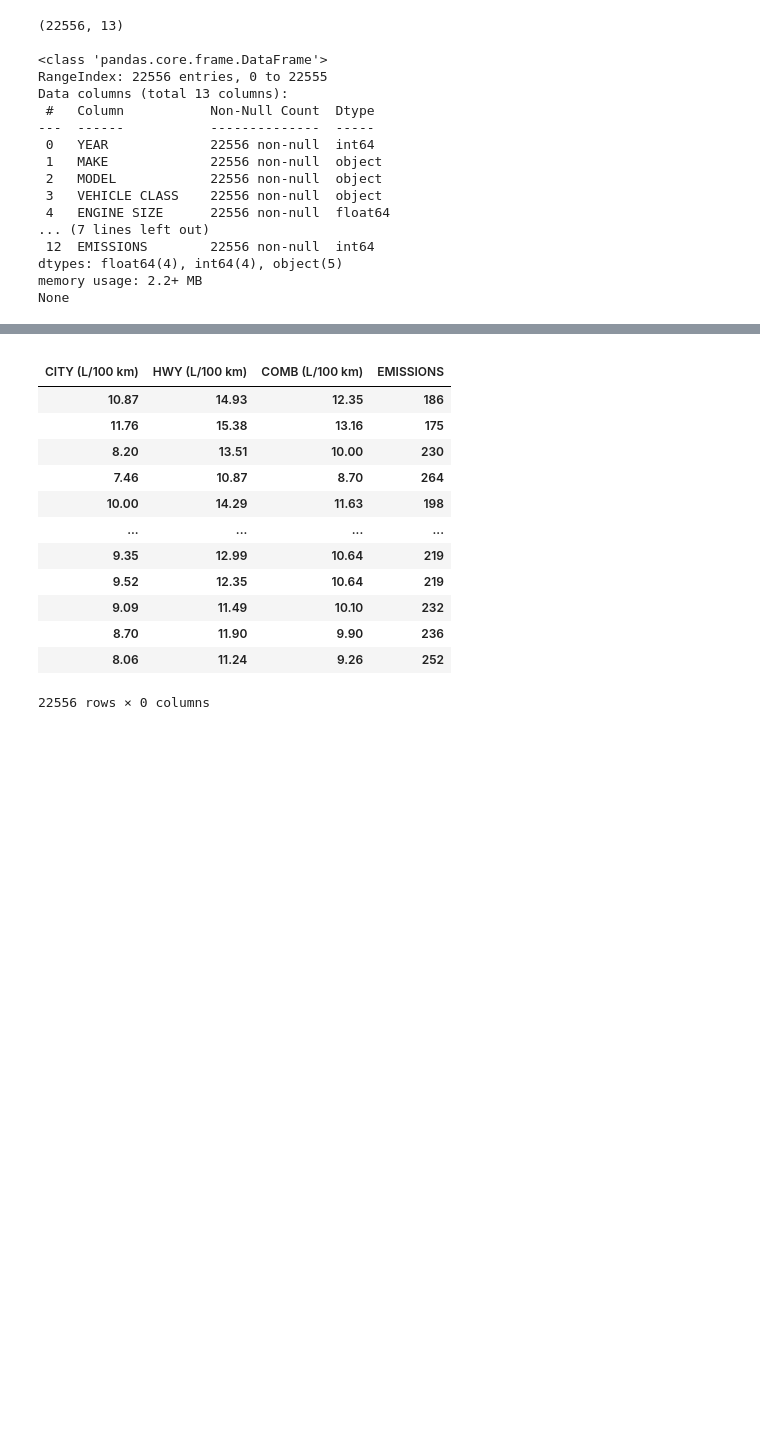
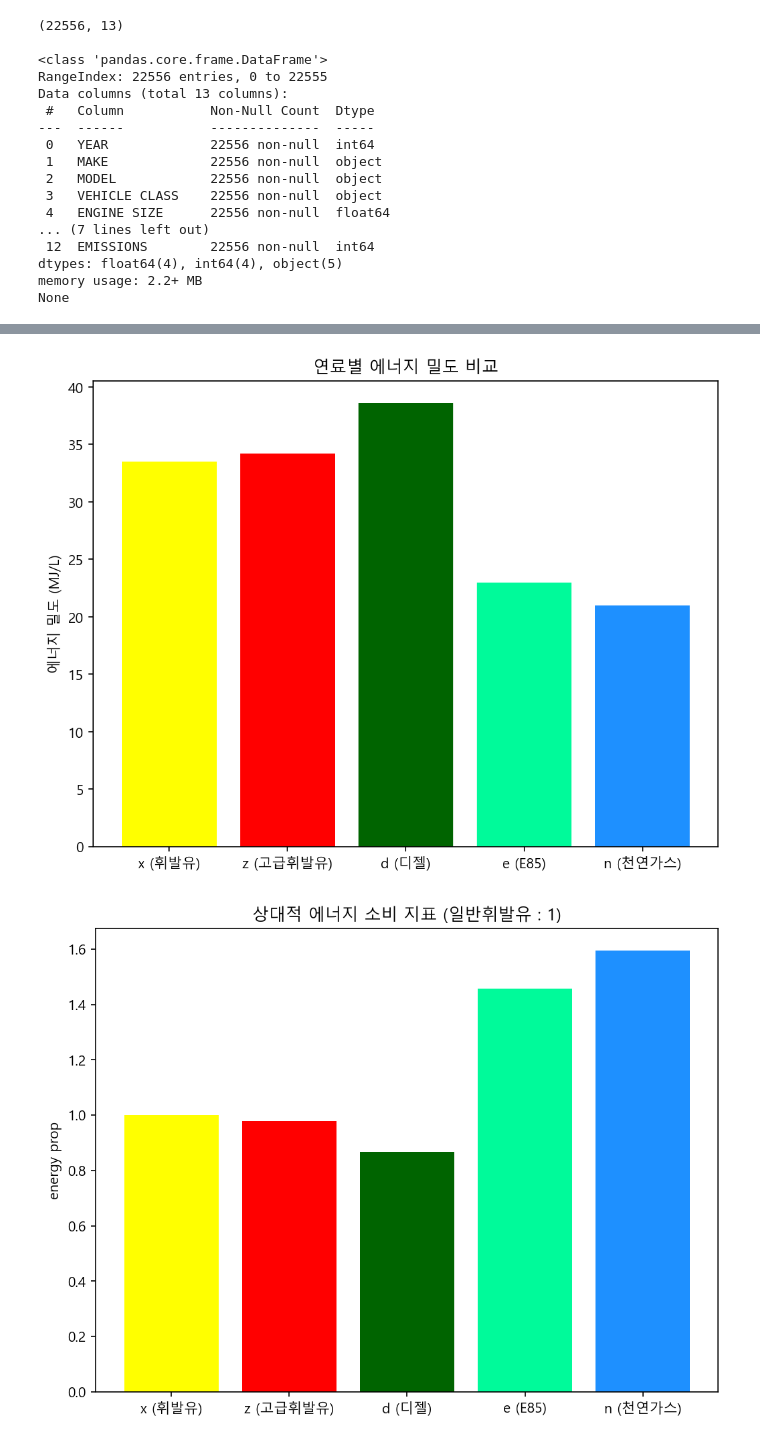
Before and after one commit to Magpie-Jo/Sparta, a Jupyter notebook: Project_11/노주현/Cars.ipynb, the cells around one changed output, grey strips where cells are left out. Saved outputs shown, nothing was run; the diff lists cells and outputs as text; code cells hidden in the pictures; blank space fills up the shorter version.

```diff
--- a/Project_11/노주현/Cars.ipynb
+++ b/Project_11/노주현/Cars.ipynb
@@ -49,19 +50,46 @@ COMB_km_l = (100/cars['COMB (L/100 km)']).round(2)
 
 
 
-pd.DataFrame([],[city_km_l,HWY_km_l,COMB_km_l,cars['EMISSIONS']])
+onry_fuel = pd.DataFrame({
+    "fuel": cars["FUEL"],
+    "city (km/l)": city_km_l,
+    "hwy (km/l)": HWY_km_l,
+    "comb (km/l)": COMB_km_l,
+    "emissions": cars["EMISSIONS"]
+}, index=cars.index)
-# %% [output]
-|  |  |  |  |
-| CITY (L/100 km) | HWY (L/100 km) | COMB (L/100 km) | EMISSIONS |
-| 10.87 | 14.93 | 12.35 | 186 |
-| 11.76 | 15.38 | 13.16 | 175 |
-| 8.20 | 13.51 | 10.00 | 230 |
-| 7.46 | 10.87 | 8.70 | 264 |
-| 10.00 | 14.29 | 11.63 | 198 |
-| ... | ... | ... | ... |
-| 9.35 | 12.99 | 10.64 | 219 |
-| 9.52 | 12.35 | 10.64 | 219 |
-| 9.09 | 11.49 | 10.10 | 232 |
-| 8.70 | 11.90 | 9.90 | 236 |
-| 8.06 | 11.24 | 9.26 | 252 |
-22556 rows × 0 columns
+# %%
+import matplotlib.pyplot as plt
+
+plt.rcParams['font.family'] = 'Malgun Gothic' # For Windows
+# plt.rcParams['font.family'] = 'AppleGothic' # For MacOS
+%matplotlib inline
+
+# 연료 이름과 에너지 밀도
+prop_default= 33.5
+e = 23
+x = 33.5
+n = 21
+d = 38.6
+z = 34.2
+fuels = [ 'x (휘발유)', 'z (고급휘발유)', 'd (디젤)', 'e (E85)','n (천연가스)']
+energy_density = [33.5, 34.2, 38.6, 23, 21]  # MJ/L
+
+
+fuel_efficiency = [prop_default/33.5, prop_default/34.2, prop_default/38.6, prop_default/23, prop_default/21]
+
+# 막대그래프 생성
+plt.figure(figsize=(8,6),dpi=150)
+plt.bar(fuels, energy_density, color=['Yellow', 'red', 'darkgreen', 'mediumspringgreen','dodgerblue'])
+plt.ylabel('에너지 밀도 (MJ/L)')
+plt.title('연료별 에너지 밀도 비교')
+plt.show()
+
+# 막대그래프 생성
+plt.figure(figsize=(8,6),dpi=150)
+prop_bar=plt.bar(fuels, fuel_efficiency, color=['Yellow', 'red', 'darkgreen', 'mediumspringgreen','dodgerblue'])
+plt.ylabel('energy prop')
+plt.title('상대적 에너지 소비 지표 (일반휘발유 : 1)')
+plt.show(prop_bar)
+# %% [output]
+[figure, added]
+[figure, added]
```
Also changed, not shown: parts of 4 cells of this notebook.
